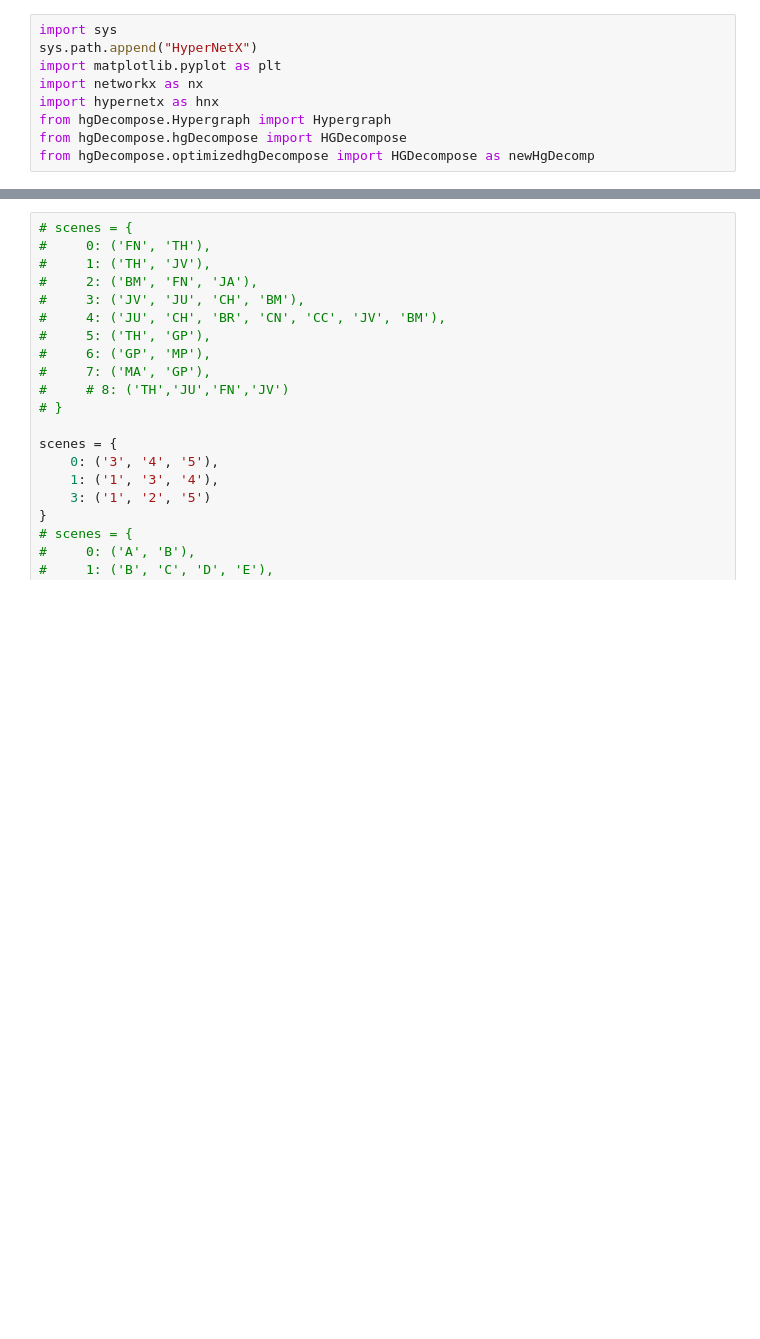
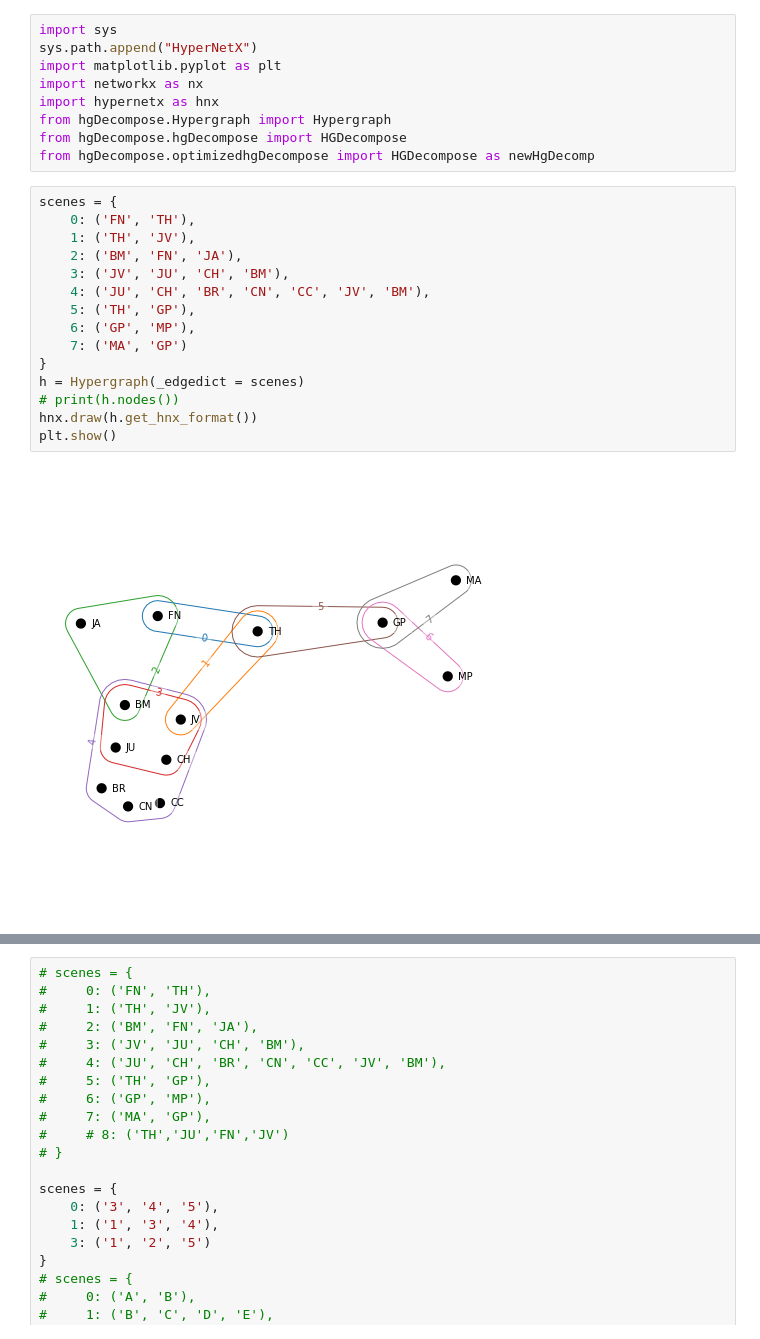
Before and after one commit to bishwamittra/scripts_hg-core-decomposition, a Jupyter notebook: test.ipynb, the cells around one changed output, grey strips where cells are left out. Saved outputs shown, nothing was run; the diff lists cells and outputs as text; blank space fills up the shorter version.

```diff
--- a/test.ipynb
+++ b/test.ipynb
@@ -7,3 +7,20 @@ import hypernetx as hnx
 from hgDecompose.Hypergraph import Hypergraph
 from hgDecompose.hgDecompose import HGDecompose
 from hgDecompose.optimizedhgDecompose import HGDecompose as newHgDecomp
+# %%
+scenes = {
+    0: ('FN', 'TH'),
+    1: ('TH', 'JV'),
+    2: ('BM', 'FN', 'JA'),
+    3: ('JV', 'JU', 'CH', 'BM'),
+    4: ('JU', 'CH', 'BR', 'CN', 'CC', 'JV', 'BM'),
+    5: ('TH', 'GP'),
+    6: ('GP', 'MP'),
+    7: ('MA', 'GP')
+}
+h = Hypergraph(_edgedict = scenes)
+# print(h.nodes())
+hnx.draw(h.get_hnx_format())
+plt.show()
+# %% [output]
+[figure, added]
```
Also changed, not shown: parts of 2 cells of this notebook, 1 other file.
